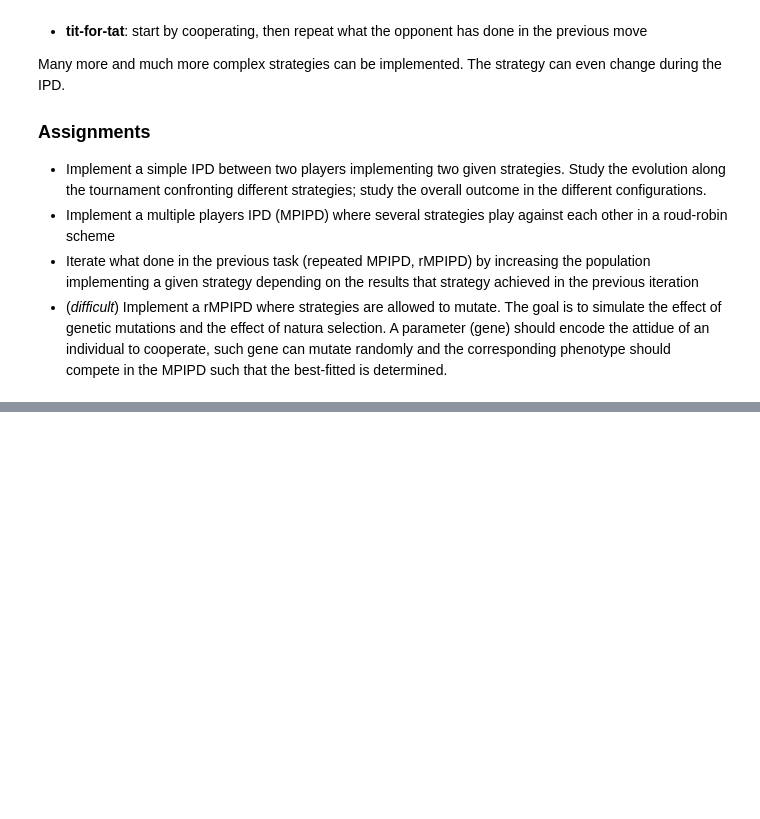
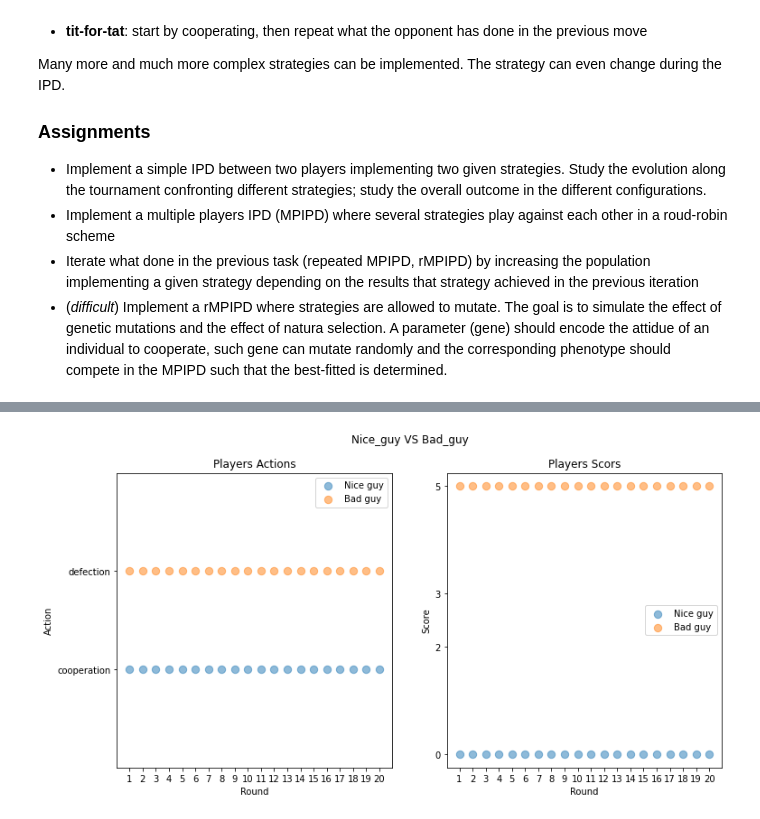
Before and after one commit to cpthooman/Iterative-Prisoner-s-Dilemma, a Jupyter notebook: Project.ipynb, the cells around one changed output, grey strips where cells are left out. Drawn from its saved outputs; the diff is of its cells as text; code cells hidden in the pictures; blank space fills up the shorter version.

```diff
--- a/Project.ipynb
+++ b/Project.ipynb
@@ -61,0 +311,6 @@ Many more and much more complex strategies can be implemented. The strategy can
+# %%
+Nice_guy = Player({0:1, 1:1}, 1, 'Nice_guy')
+Bad_guy = Player({0:0, 1:0}, 0, 'Bad_guy')
+Mainly_nice = Player({0:0.7, 1:0.7}, 0.7, 'Mainly_nice') # k = 30
+Mainly_bad = Player({0:0.3, 1:0.3}, 0.3, 'Mainly_bad') # k = 70
+tit_4_tat = Player({0:1, 1:0}, 1, 'tit_4_tat')
@@ -61,0 +324,12 @@ Many more and much more complex strategies can be implemented. The strategy can
+# %%
+play = Game(M, Nice_guy, Bad_guy, 20)
+play_result = play.Play()
+
+print('0 : cooperation and 1 : defection\n')
+print(play_result['game_title'], '\n')
+print('Nice guy actions:', play_result['actions_player_Nice_guy'])
+print('Bad guy actions: ', play_result['actions_player_Bad_guy'])
+print('Nice guy rewards:', play_result['rewards_player_Nice_guy'])
+print('Bad guy actions: ', play_result['rewards_player_Bad_guy'])
+print('Nice guy total score:', play_result['total_reward_player_1'])
+print('Bad guy total score: ', play_result['total_reward_player_2'])
@@ -61,0 +347,38 @@ Many more and much more complex strategies can be implemented. The strategy can
+# %%
+time_evolution = np.arange(1, 21)
+
+plt.figure(figsize=(12, 6))
+
+plt.subplot(1, 2, 1)
+plt.scatter(x=time_evolution, y=play_result['actions_player_Nice_guy'],
+            s=70, marker='o', alpha=0.5, label='Nice guy')
+plt.scatter(x=time_evolution, y=play_result['actions_player_Bad_guy'],
+            s=70, marker='o', alpha=0.5, label='Bad guy')
+
+plt.title('Players Actions')
+plt.legend()
+
+plt.xlabel('Round')
+plt.ylabel('Action')
+plt.xticks(time_evolution)
+plt.yticks([0, 1], ['cooperation', 'defection'])
+plt.ylim(-1, 2)
+
+plt.subplot(1, 2, 2)
+plt.scatter(x=time_evolution, y=play_result['rewards_player_Nice_guy'],
+            s=70, marker='o', alpha=0.5, label='Nice guy')
+plt.scatter(x=time_evolution, y=play_result['rewards_player_Bad_guy'],
+            s=70, marker='o', alpha=0.5, label='Bad guy')
+
+plt.title('Players Scors')
+plt.legend()
+
+plt.xlabel('Round')
+plt.ylabel('Score')
+plt.xticks(time_evolution)
+plt.yticks(M.flatten())
+
+plt.suptitle(play_result['game_title'])
+plt.show()
+# %% [output]
+[figure, added]
```
Also changed, not shown: parts of 49 cells of this notebook.
